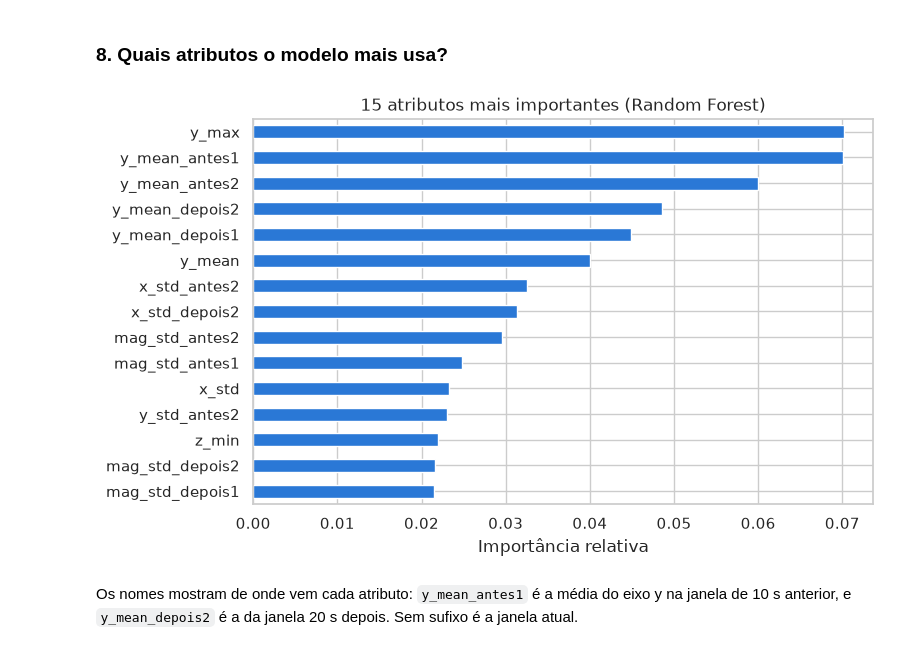
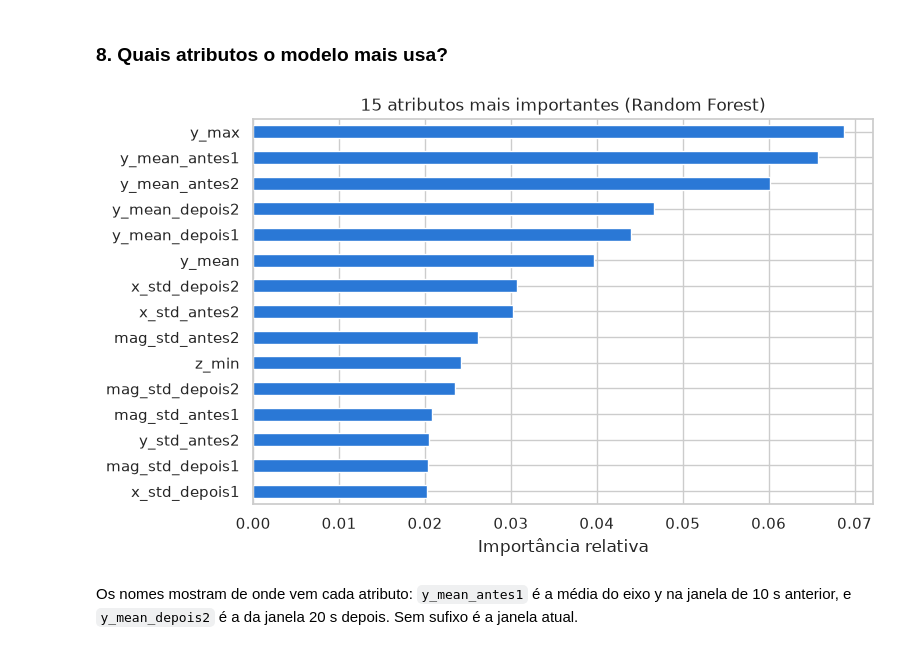
Before and after one commit to maicongiehl/unijui-pcd-cow-behavior-classification, a Jupyter notebook: model.ipynb, the cells around one changed output. Saved outputs shown, nothing was run; the diff lists cells and outputs as text; code cells hidden in the pictures.

```diff
--- a/model.ipynb
+++ b/model.ipynb
@@ -171,8 +171,13 @@ colunas_base = [c for c in df.columns if c.split("_")[0] in ("x", "y", "z", "mag
 X_base = df[colunas_base]
 y = df["behavior"]
 vaca_id = df["vaca_id"]
-vacas = sorted(vaca_id.unique())
+
+# 3. Escolher as 2 vacas de teste (as outras 8 vacas serão usadas no treino)
+vacas_teste = ["T09", "T10"]
+eh_teste = vaca_id.isin(vacas_teste)
 
 print(f"{X_base.shape[1]} atributos originais")
+print(f"Treino: {(~eh_teste).sum()} janelas de 8 vacas")
+print(f"Teste: {eh_teste.sum()} janelas das vacas {vacas_teste}")
 # %% [output]
 16 atributos originais
@@ -387,23 +391,23 @@ Como ler a matriz: cada **linha** é o comportamento real e cada **coluna** é o
 # %% [markdown]
 ### 8. Quais atributos o modelo mais usa?
 # %%
-# 1. Treinar o Random Forest com todas as vacas (só para olhar a importância dos atributos)
+# 1. Treinar o Random Forest com as 8 vacas de treino (só para olhar a importância dos atributos)
 modelo_final = RandomForestClassifier(
     n_estimators=100, random_state=42, class_weight="balanced", n_jobs=-1
 )
-modelo_final.fit(X_dois_lados, y)
+modelo_final.fit(X_dois_lados[~eh_teste], y[~eh_teste])
 
 # 2. Pegar os 15 atributos mais importantes
 importancia = pd.Series(modelo_final.feature_importances_, index=X_dois_lados.columns)
 top_15 = importancia.sort_values().tail(15)
 
 # 3. Plotar as barras
 top_15.plot(kind="barh", color="#2a78d6", figsize=(8, 5))
 plt.title("15 atributos mais importantes (Random Forest)")
 plt.xlabel("Importância relativa")
 plt.savefig("figuras/10_importancia_atributos.png", dpi=150, bbox_inches="tight")
 plt.show()
 # %% [output]
-[figure, old version]
+[figure, new version]
 # %% [markdown]
 Os nomes mostram de onde vem cada atributo: `y_mean_antes1` é a média do eixo y na janela de 10 s anterior, e `y_mean_depois2` é a da janela 20 s depois. Sem sufixo é a janela atual.
```
Also changed, not shown: parts of 21 cells of this notebook, 6 other files.
